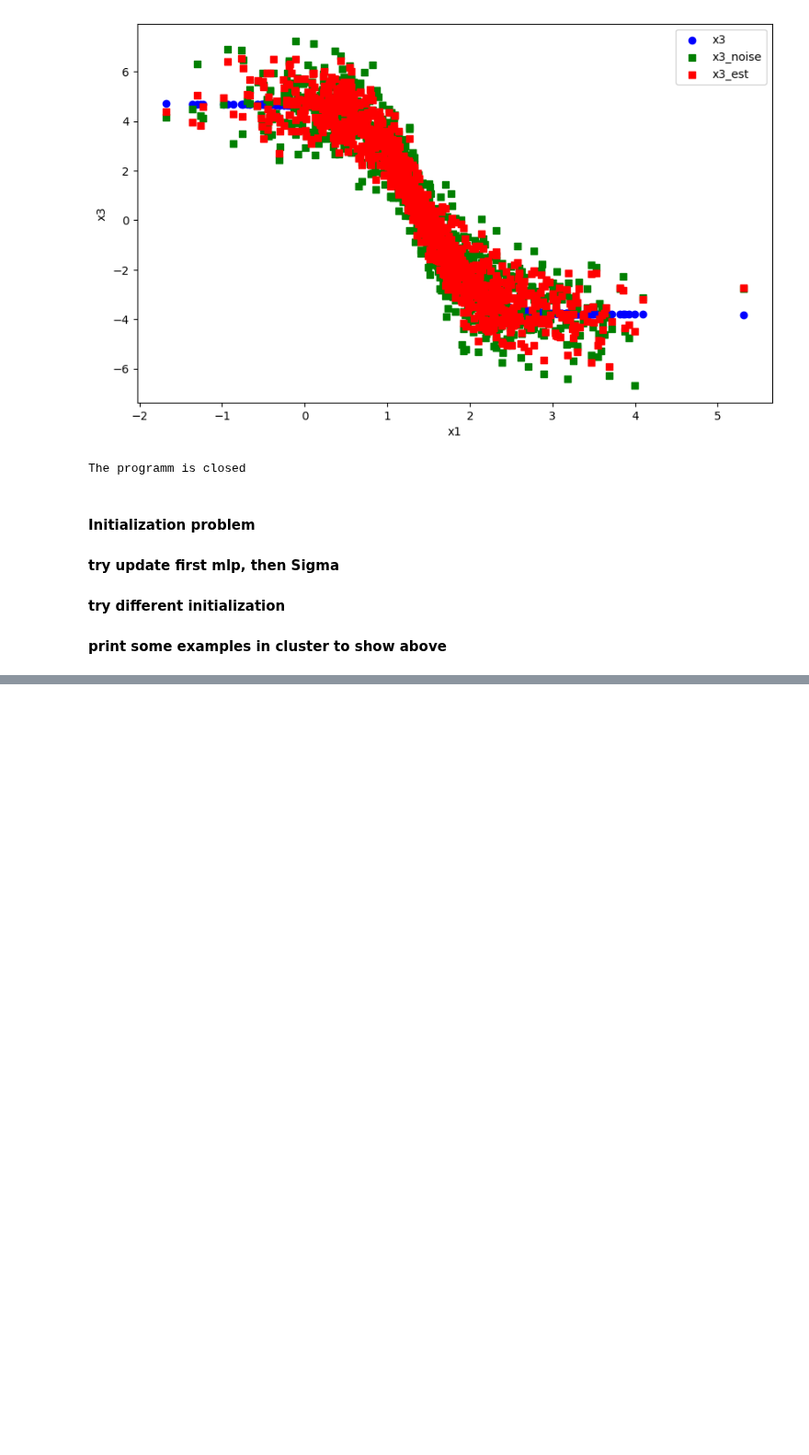
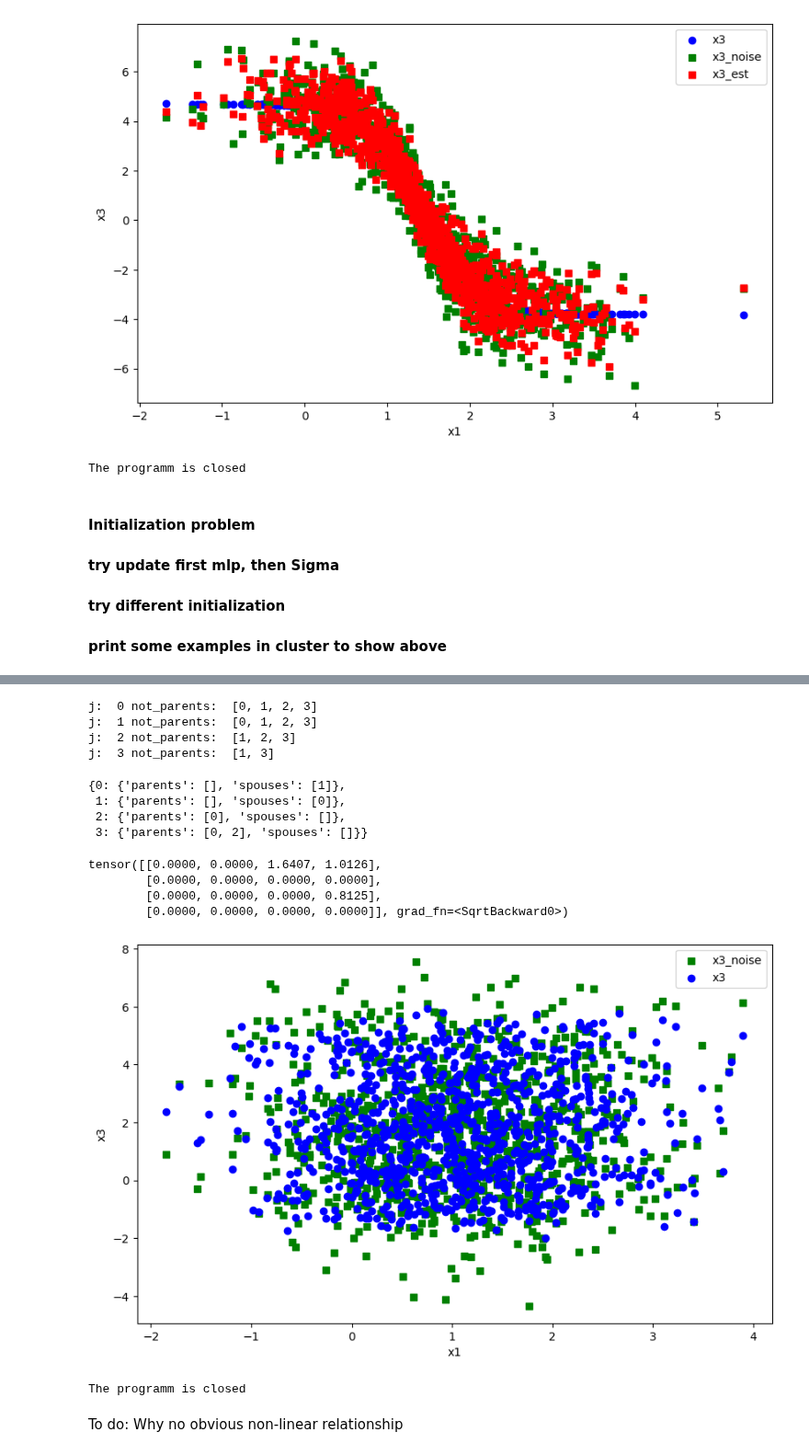
Before and after one commit to yurou-liang/ADMG, a Jupyter notebook: src/DagmaDCE/Test.ipynb, the cells around one changed output, grey strips where cells are left out. Shown at 92% size. Cells and saved outputs as stored; diff of their text form; code cells hidden in the pictures; blank space fills up the shorter version.

Commit message:
Why no obvious non-linear relationship

```diff
--- a/src/DagmaDCE/Test.ipynb
+++ b/src/DagmaDCE/Test.ipynb
@@ -2291,0 +2292,4 @@ admg:  {0: {'parents': [], 'spouses': []}, 1: {'parents': [0], 'spouses': [2]},
+# %%
+allowed_parents = admg[2]['parents']
+not_parents = [p for p in range(d) if p not in allowed_parents]
+not_parents
@@ -2291,0 +2398,4 @@ admg:  {0: {'parents': [], 'spouses': []}, 1: {'parents': [0], 'spouses': [2]},
+# %%
+print("A_bidir: ", A_bidir)
+True_Sigma = generate_covariance(A_bidir)
+True_Sigma
@@ -2291,0 +2411,54 @@ admg:  {0: {'parents': [], 'spouses': []}, 1: {'parents': [0], 'spouses': [2]},
+# %%
+n_samples = 1000
+dims=[d, 10, 1]
+epsilon = np.random.multivariate_normal([0] * d, True_Sigma, size=n_samples)
+epsilon = torch.tensor(epsilon)
+fc1, fc2, mask = generate_layers(admg, seed = 3)
+scale_weights(fc1, factor=10)
+for layer in fc2:
+    scale_weights(layer, factor=10)
+X = forward(fc1, fc2, mask, x)
+X_true = (X+epsilon).detach()
+# %% [output]
+j:  0 not_parents:  [0, 1, 2, 3]
+j:  1 not_parents:  [0, 1, 2, 3]
+j:  2 not_parents:  [1, 2, 3]
+j:  3 not_parents:  [1, 3]
+# %%
+admg
+# %% [output]
+{0: {'parents': [], 'spouses': [1]},
+ 1: {'parents': [], 'spouses': [0]},
+ 2: {'parents': [0], 'spouses': []},
+ 3: {'parents': [0, 2], 'spouses': []}}
+# %%
+from torch.func import jacrev, vmap
+
+def f(x_single):
+    # expects x_single: shape [d]
+    return forward(fc1, fc2, mask, x_single.unsqueeze(0)).squeeze(0)
+
+# vmap over all samples
+J = vmap(jacrev(f))(X_true)    # shape [n_samples, d, d]
+W = torch.sqrt(torch.mean(J ** 2, axis=0).T)
+W
+# %% [output]
+tensor([[0.0000, 0.0000, 1.6407, 1.0126],
+        [0.0000, 0.0000, 0.0000, 0.0000],
+        [0.0000, 0.0000, 0.0000, 0.8125],
+        [0.0000, 0.0000, 0.0000, 0.0000]], grad_fn=<SqrtBackward0>)
+# %%
+plt.figure(figsize=(10, 6))  # Optional: specifies the figure size
+plt.scatter(X_true.detach().numpy()[:, 0], X_true.detach().numpy()[:, 2], label='x3_noise', color='green', marker='s')
+plt.scatter(X_true.detach().numpy()[:, 0], X.detach().numpy()[:, 2], label='x3', color='blue', marker='o')
+# plt.scatter(X.detach().numpy()[:, 2], x_est.detach().numpy()[:, 0], label='x3_est', color='red', marker='s')
+plt.xlabel('x1')
+plt.ylabel('x3')
+plt.legend()
+plt.show()
+print("The programm is closed")
+# %% [output]
+[figure, added]
+The programm is closed
+# %% [markdown]
+To do: Why no obvious non-linear relationship
```
Also changed, not shown: parts of 6 cells of this notebook.
